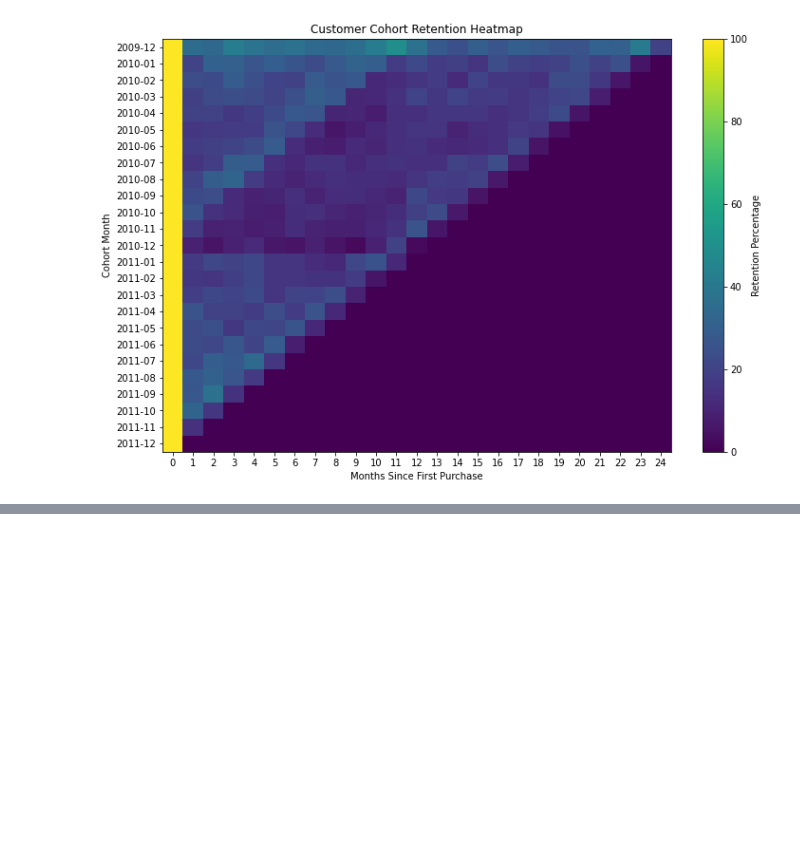
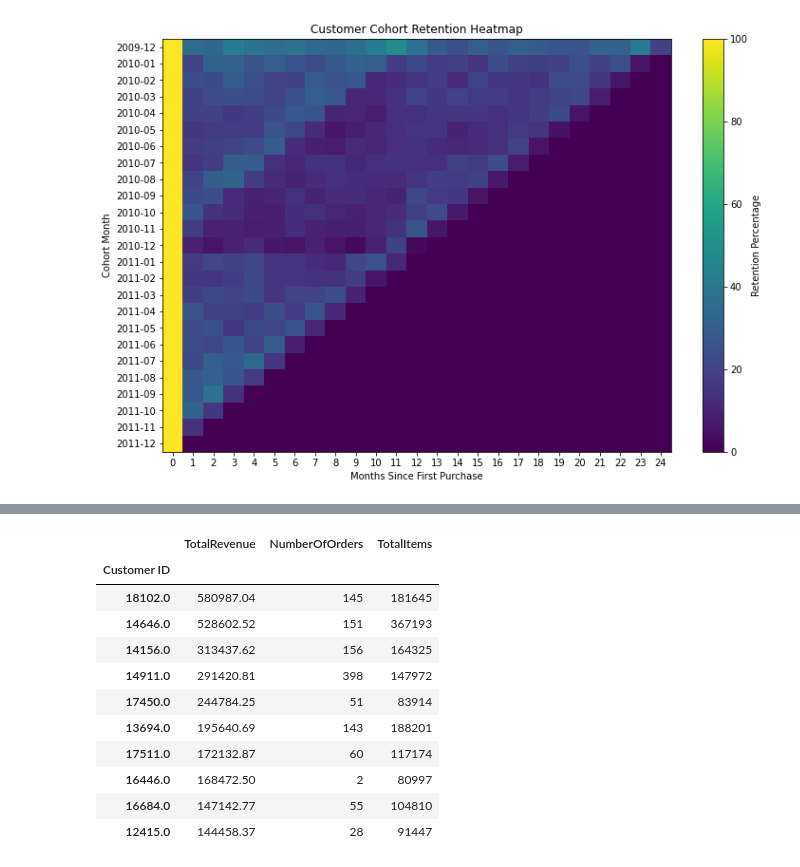
Before and after one commit to Tamoze/SaaS-ECommerce-Cohort-Retention-CLTV-Analysis, a Jupyter notebook: notebooks/week1-datacleaning.ipynb, the cells around one changed output, grey strips where cells are left out. Cells and saved outputs as stored; diff of their text form; code cells hidden in the pictures; blank space fills up the shorter version.

```diff
--- a/notebooks/week1-datacleaning.ipynb
+++ b/notebooks/week1-datacleaning.ipynb
@@ -736,0 +780,20 @@ plt.show()
+# %%
+top_customers = customer_summary.sort_values(
+    by="TotalRevenue",
+    ascending=False
+)
+
+top_customers.head(10)
+# %% [output]
+|  | TotalRevenue | NumberOfOrders | TotalItems |
+| Customer ID |  |  |  |
+| 18102.0 | 580987.04 | 145 | 181645 |
+| 14646.0 | 528602.52 | 151 | 367193 |
+| 14156.0 | 313437.62 | 156 | 164325 |
+| 14911.0 | 291420.81 | 398 | 147972 |
+| 17450.0 | 244784.25 | 51 | 83914 |
+| 13694.0 | 195640.69 | 143 | 188201 |
+| 17511.0 | 172132.87 | 60 | 117174 |
+| 16446.0 | 168472.50 | 2 | 80997 |
+| 16684.0 | 147142.77 | 55 | 104810 |
+| 12415.0 | 144458.37 | 28 | 91447 |
```
Also changed, not shown: parts of 6 cells of this notebook, 1 other file.
